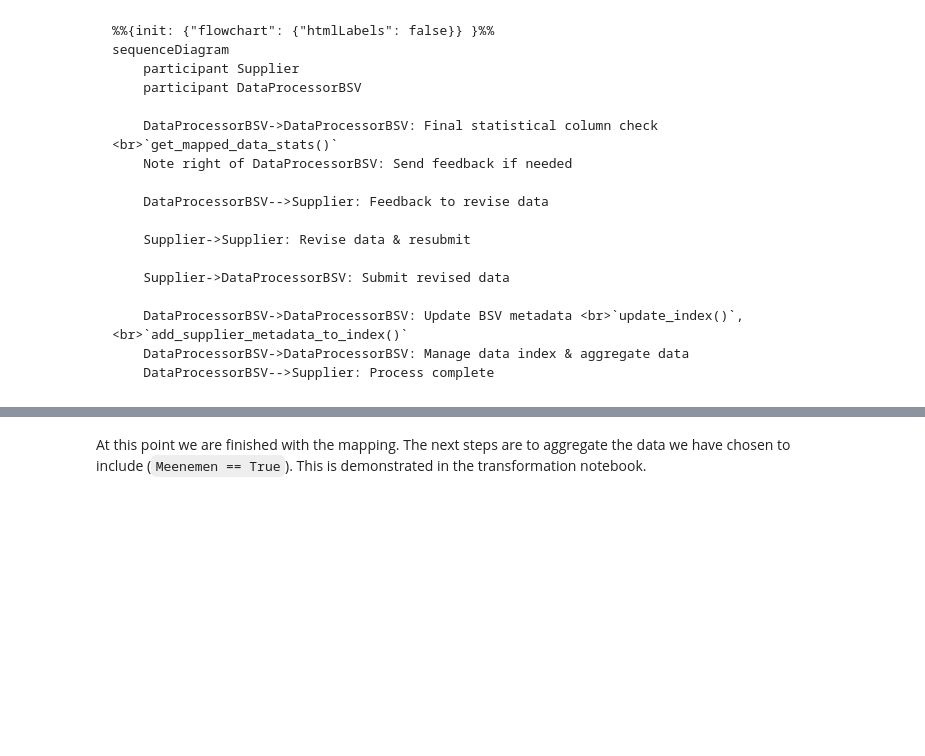
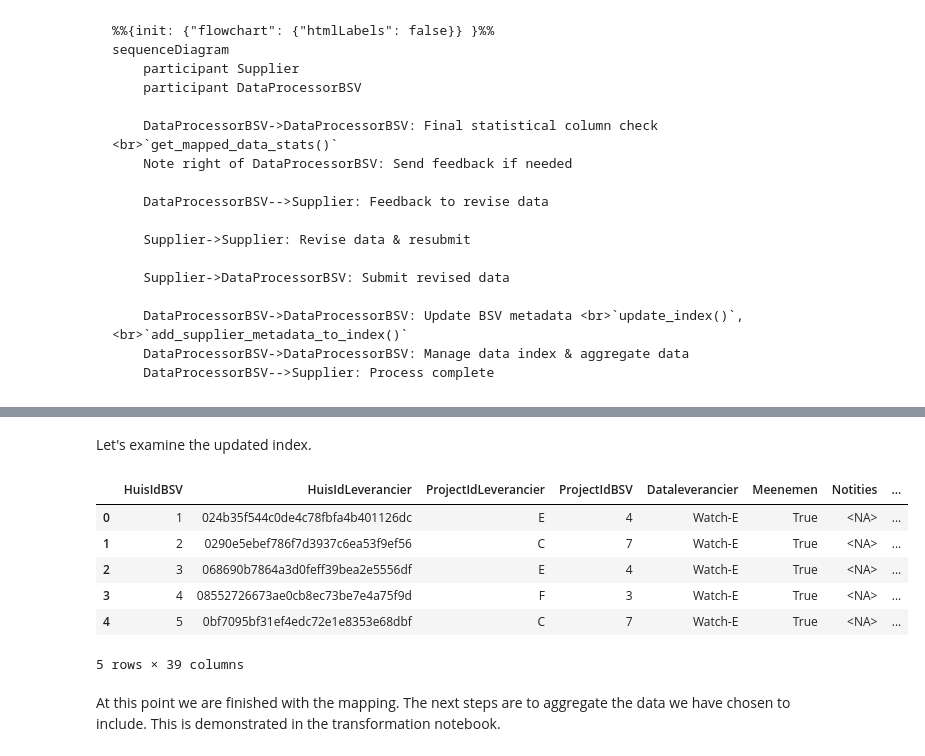
Before and after one commit to Stroomversnelling/etddemo, a Jupyter notebook: Example mapping/mapping-example.ipynb, the cells around one changed output, grey strips where cells are left out. Cells and saved outputs as stored; diff of their text form; code cells hidden in the pictures; blank space fills up the shorter version.

```diff
--- a/Example mapping/mapping-example.ipynb
+++ b/Example mapping/mapping-example.ipynb
@@ -396,2 +389,14 @@ bsv_metadata_df[bsv_metadata_df["Meenemen"] == False][['HuisIdBSV', 'Notities']]
+# %% [markdown]
+Let's examine the updated index.
+# %%
+index_df.head()
+# %% [output]
+|  | HuisIdBSV | HuisIdLeverancier | ProjectIdLeverancier | ProjectIdBSV | Dataleverancier | Meenemen | Notities | ... |
+| 0 | 1 | 024b35f544c0de4c78fbfa4b401126dc | E | 4 | Watch-E | True | <NA> | ... |
+| 1 | 2 | 0290e5ebef786f7d3937c6ea53f9ef56 | C | 7 | Watch-E | True | <NA> | ... |
+| 2 | 3 | 068690b7864a3d0feff39bea2e5556df | E | 4 | Watch-E | True | <NA> | ... |
+| 3 | 4 | 08552726673ae0cb8ec73be7e4a75f9d | F | 3 | Watch-E | True | <NA> | ... |
+| 4 | 5 | 0bf7095bf31ef4edc72e1e8353e68dbf | C | 7 | Watch-E | True | <NA> | ... |
+5 rows × 39 columns
 # %% [markdown]
-At this point we are finished with the mapping. The next steps are to aggregate the data we have chosen to include (`Meenemen == True`). This is demonstrated in the transformation notebook.
+At this point we are finished with the mapping. The next steps are to aggregate the data we have chosen to include. This is demonstrated in the transformation notebook.
```
Also changed, not shown: parts of 5 cells of this notebook, 4 other files.
